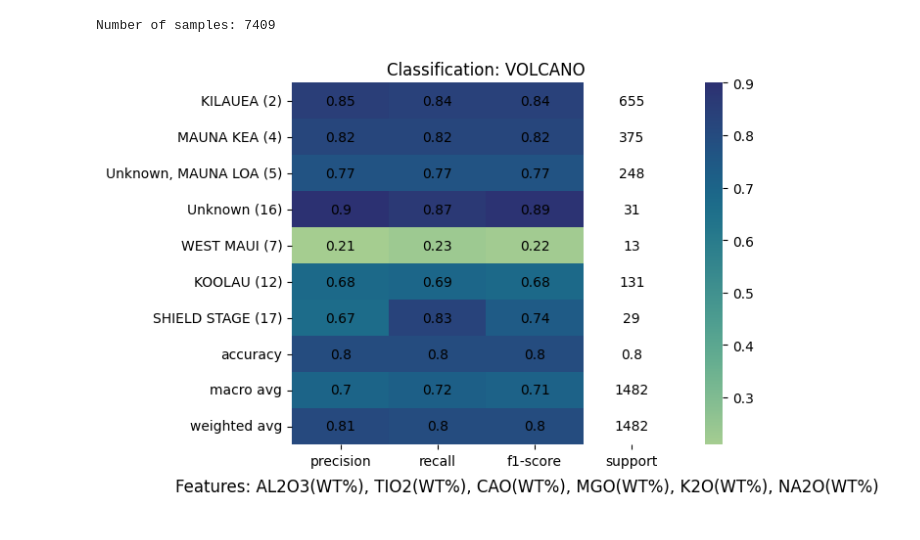
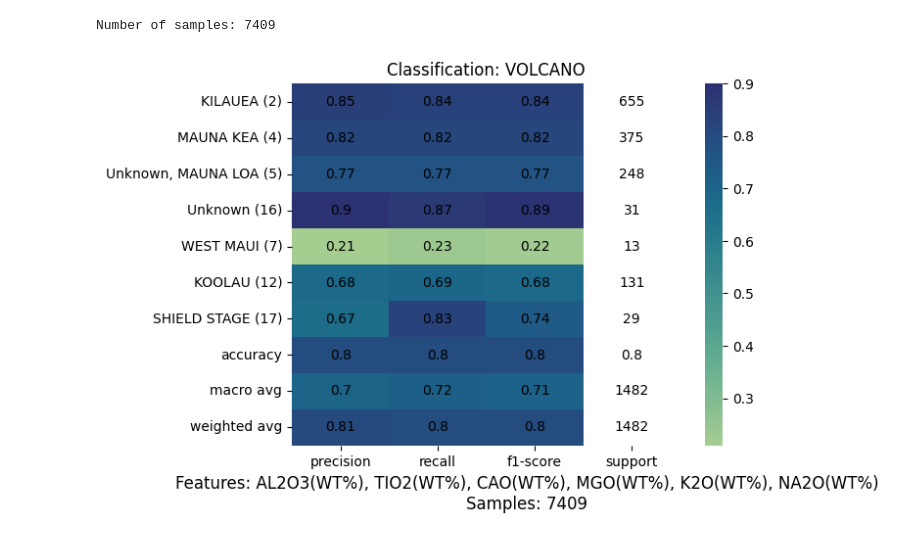
Before and after one commit to miromanestar/LomaGeology, a Jupyter notebook: notebooks/py_classifier.ipynb, the cells around one changed output. Saved outputs shown, nothing was run; the diff lists cells and outputs as text; code cells hidden in the pictures.

Commit message:
Added sample count to decision tree table

```diff
--- a/notebooks/py_classifier.ipynb
+++ b/notebooks/py_classifier.ipynb
@@ -71,7 +71,7 @@ classifier = tree.DecisionTreeClassifier(random_state=69)
 def drop_class(data):
     return data.drop([class_ident], axis = 1)
 
-# Separate data into training and testing samples
+# Separate data into training and testing samples and randomize order
 train = primaries.sample(frac=0.8, random_state=69)
 test = primaries.drop(train.index)
 classifier.fit(drop_class(train), train[:][class_ident])
@@ -85,8 +85,8 @@ report = classification_report(
     output_dict=True
 )
 
-def get_features():
-    return 'Features: ' + ', '.join(drop_class(primaries).columns[1:])
+def get_caption():
+    return f'Features: {", ".join(drop_class(primaries).columns[1:])}\nSamples: {len(primaries.index)}'
 
 def heatmap():
     temp = pd.DataFrame(report).T
@@ -95,38 +95,38 @@ def heatmap():
     mask[:,temp.shape[1] - 1] = True
     sns.heatmap(temp, mask=mask, cmap='crest')
     sns.heatmap(temp, annot=True, alpha=0, cbar=False, fmt='.5g', annot_kws={'size': 10, 'color':'black'}).set_title(f'Classification: {class_ident}')
-    plt.figtext(0.5, 0.01, get_features(), wrap=True, horizontalalignment='center', fontsize=12)
+    plt.figtext(0.5, -0.05, get_caption(), wrap=True, horizontalalignment='center', fontsize=12)
     plt.savefig(f'../trees/dt_report-{class_ident}.svg', dpi=300, bbox_inches='tight')
 
 def heatmap_table():
     cm = sns.light_palette("green", as_cmap=True)
     display(pd.DataFrame(report).T.style.background_gradient(cmap=cm))
 
 def display_table():
     final = pd.DataFrame(report).transpose()
     print(f'Classification: {class_ident}')
     display(final.round(2))
     final.round(2).to_csv(f'../trees/dt-{class_ident}.csv')
 
 def plot_tree():
     plt.figure(figsize=(40,20))
     tree.plot_tree(classifier, fontsize=10)
 
 def export_tree():
     dot_data = tree.export_graphviz(
         classifier,
         out_file=None,
         feature_names=primaries.columns[1:],
         filled=True,
         rounded=True,
         class_names=[str(x) for x in primaries[class_ident].unique()],
     )
     graph = graphviz.Source(dot_data)
     # display(graph)
     graph.format = 'svg'
     graph.render(f'../trees/dt-{class_ident}', view=False, cleanup=True)
 
 heatmap()
 export_tree()
 # %% [output]
-[figure, old version]
+[figure, new version]
```
Also changed, not shown: 1 other file.
